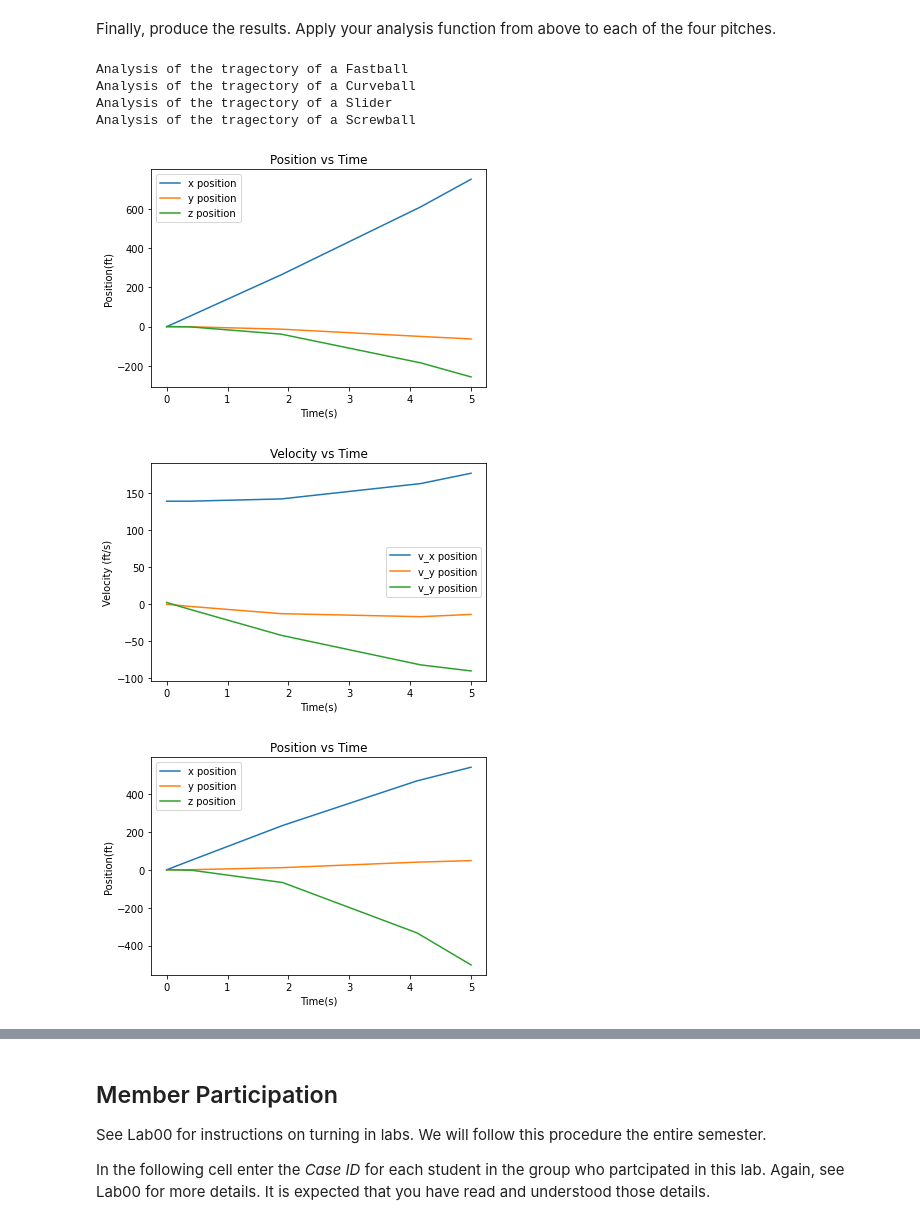
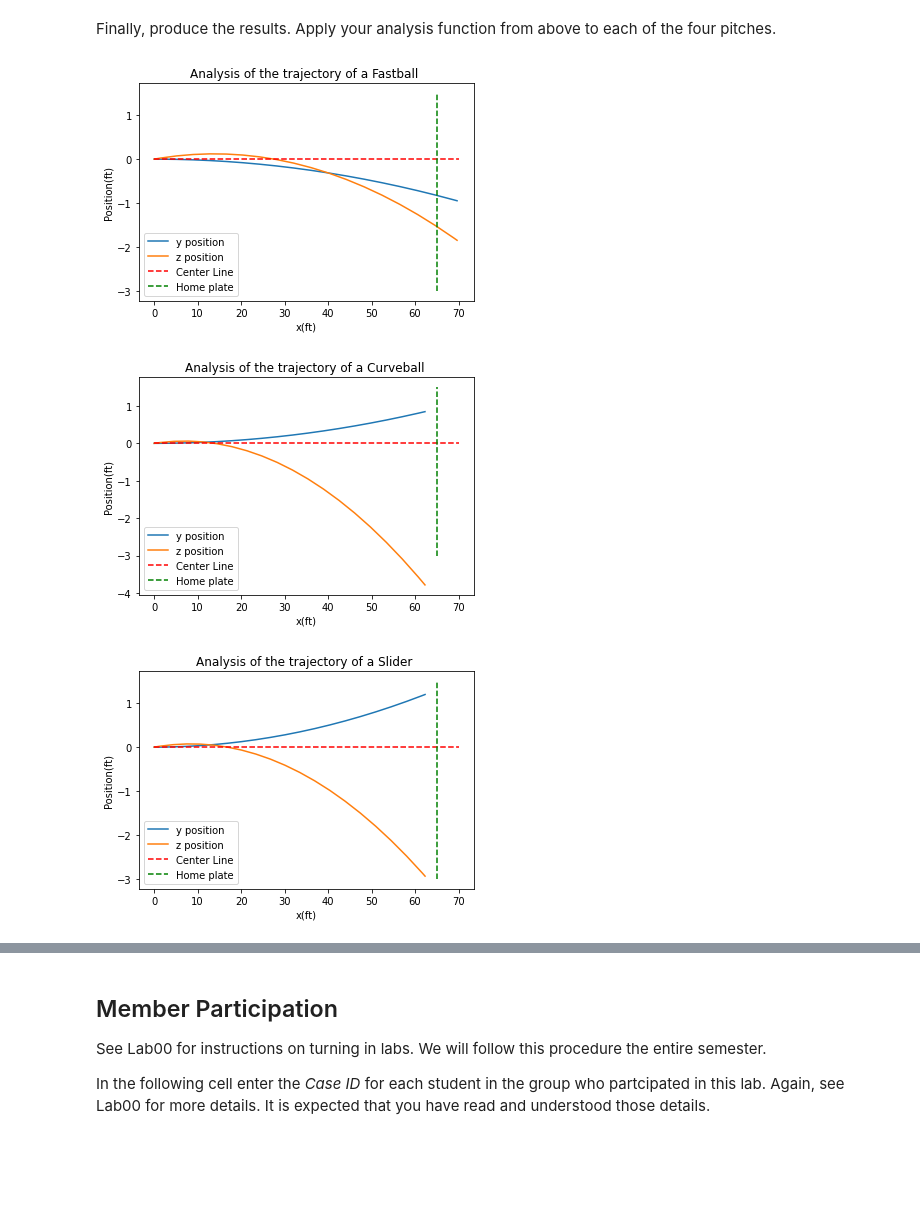
Before and after one commit to Rjames13/p250-spring-2022, a Jupyter notebook: labs/Lab05.ipynb, the cells around one changed output, grey strips where cells are left out. Cells and saved outputs as stored; diff of their text form; code cells hidden in the pictures; blank space fills up the shorter version.

```diff
--- a/labs/Lab05.ipynb
+++ b/labs/Lab05.ipynb
@@ -157,9 +157,9 @@ def trajCalulation(speed,orient,angle=1,spin=1800):
 
     omegavec= np.array([0, spin*(2*np.pi/60)*np.sin(np.radians(orient)), spin*(2*np.pi/60)*np.cos(np.radians(orient))])
 
-    traj= integ.solve_ivp(baseball_func, (0, 5), y0, args=(omegavec,))
-    results = np.zeros([6,len(traj.t)])
-    results=traj.t,traj.y[0]*3.28084,traj.y[1]*3.28084,traj.y[2]*3.28084,traj.y[3]*3.28084,traj.y[4]*3.28084,traj.y[5]*3.28084,traj.y[6]*3.28084
+    traj= integ.solve_ivp(baseball_func, (0, 0.5), y0, atol=1e-12, rtol=1e-12, args=(omegavec,))
+    results = np.zeros([7,len(traj.t)])
+    results=traj.t,traj.y[0]*3.28084,traj.y[1]*3.28084,traj.y[2]*3.28084,traj.y[3]*3.28084,traj.y[4]*3.28084,traj.y[5]*3.28084
 
     return results
 # %% [markdown]
@@ -194,20 +169,36 @@ def analysisTraj(traj):
+# %%
+def analysisTraj(traj,title):
+    """
+
+    :param traj:
+    :return:
+    """
+
+
+    fig = plt.figure()
+    plt.plot(traj[1],traj[2], label='y position')
+    plt.plot(traj[1],traj[3], label='z position')
+    plt.hlines(0,0,70,colors="red",linestyles="dashed",label="Center Line")
+    plt.vlines(65,-3,1.5,colors="green",linestyles="dashed", label="Home plate")
+    plt.title(title)
+
+    plt.ylabel("Position(ft)")
+    plt.xlabel("x(ft)")
+
+    plt.legend(loc="lower left")
 # %% [markdown]
 Finally, produce the results.  Apply your analysis function from above to each of the four pitches.
 # %%
-# creating a dictionary of init value for conventions
+# creating a dictionarhline(linewidth=1, color='#d62728').y of init value for conventions
 init_cond={"Name":["Fastball","Curveball","Slider","Screwball"],
            "Speed":[95,85,85,85],
            "Angle":[1,1,1,1],
            "Spin":[1800,1800,1800,1800],
            "Orientation":[225,45,0,135]}
 for i in range(0,4):
-    print(f'Analysis of the tragectory of a {init_cond["Name"][i]} ')
-    analysisTraj(trajCalulation(init_cond["Speed"][i],init_cond["Orientation"][i],init_cond["Angle"][i],init_cond["Spin"][i]))
+
+    analysisTraj(trajCalulation(init_cond["Speed"][i],init_cond["Orientation"][i],init_cond["Angle"][i],init_cond["Spin"][i]),f'Analysis of the trajectory of a {init_cond["Name"][i]} ')
 # %% [output]
-Analysis of the tragectory of a Fastball
-Analysis of the tragectory of a Curveball
-Analysis of the tragectory of a Slider
-Analysis of the tragectory of a Screwball
-[figure, old version]
+[figure, new version]
-[figure, old version]
+[figure, new version]
-[figure, old version]
+[figure, new version]
```
Also changed, not shown: parts of 3 cells of this notebook, 2 other files.
